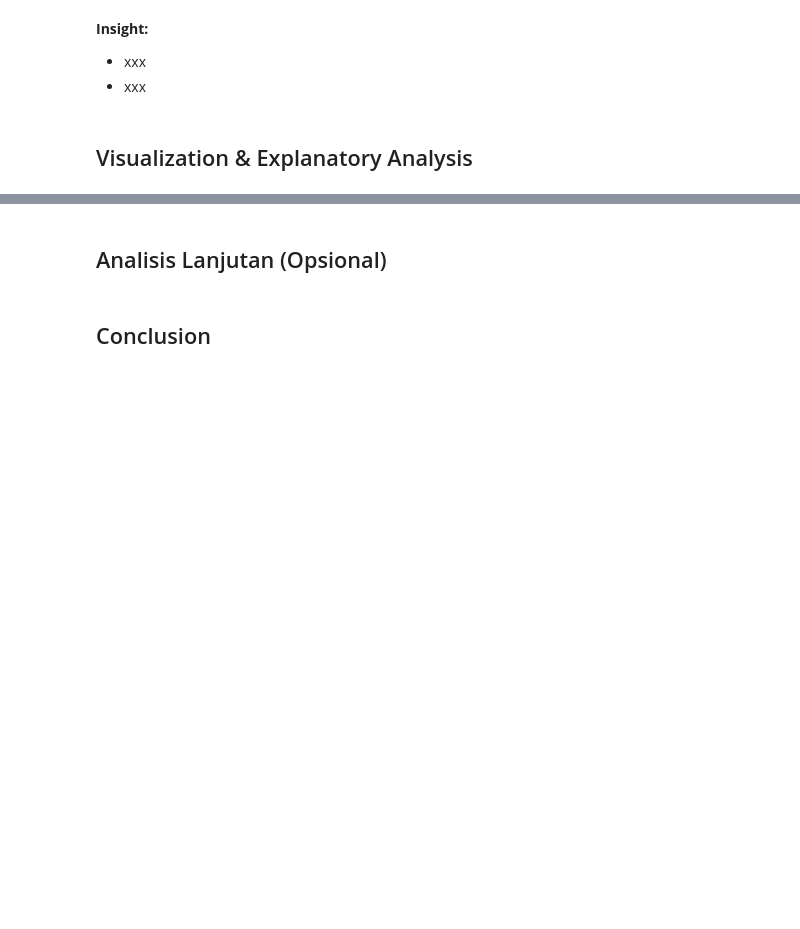
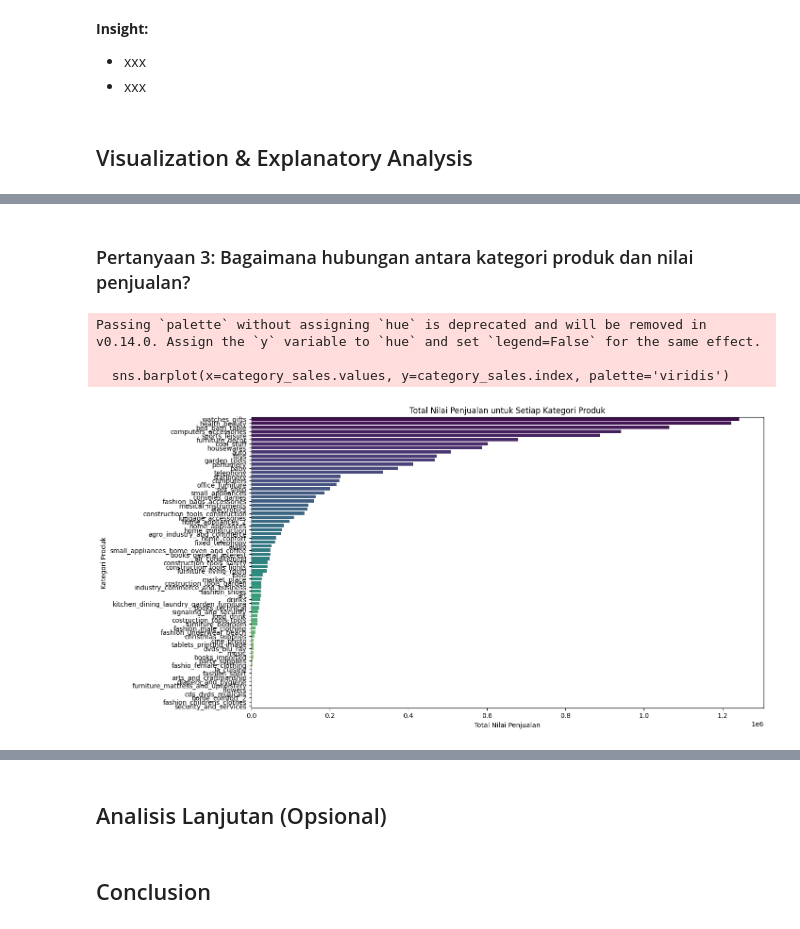
Before and after one commit to huda16/proyek-analisis-data-dicoding, a Jupyter notebook: Proyek_Analisis_Data.ipynb, the cells around one changed output, grey strips where cells are left out. Saved outputs shown, nothing was run; the diff lists cells and outputs as text; code cells hidden in the pictures; blank space fills up the shorter version.

```diff
--- a/Proyek_Analisis_Data.ipynb
+++ b/Proyek_Analisis_Data.ipynb
@@ -1385,0 +1478,18 @@ plt.show()
+# %% [markdown]
+### Pertanyaan 3: Bagaimana hubungan antara kategori produk dan nilai penjualan?
+# %%
+# Menghitung total nilai penjualan untuk setiap kategori produk
+category_sales = orders_df_customers_df_payments_df_reviews_df_items_df_products_df.groupby('product_category_df_name_english')['price'].sum().sort_values(ascending=False)
+
+# Membuat plot
+plt.figure(figsize=(14, 8))
+sns.barplot(x=category_sales.values, y=category_sales.index, palette='viridis')
+plt.title('Total Nilai Penjualan untuk Setiap Kategori Produk')
+plt.xlabel('Total Nilai Penjualan')
+plt.ylabel('Kategori Produk')
+plt.show()
+# %% [output]
+Passing `palette` without assigning `hue` is deprecated and will be removed in v0.14.0. Assign the `y` variable to `hue` and set `legend=False` for the same effect.
+
+  sns.barplot(x=category_sales.values, y=category_sales.index, palette='viridis')
+[figure, added]
```
Also changed, not shown: parts of 42 cells of this notebook, 4 other files.
